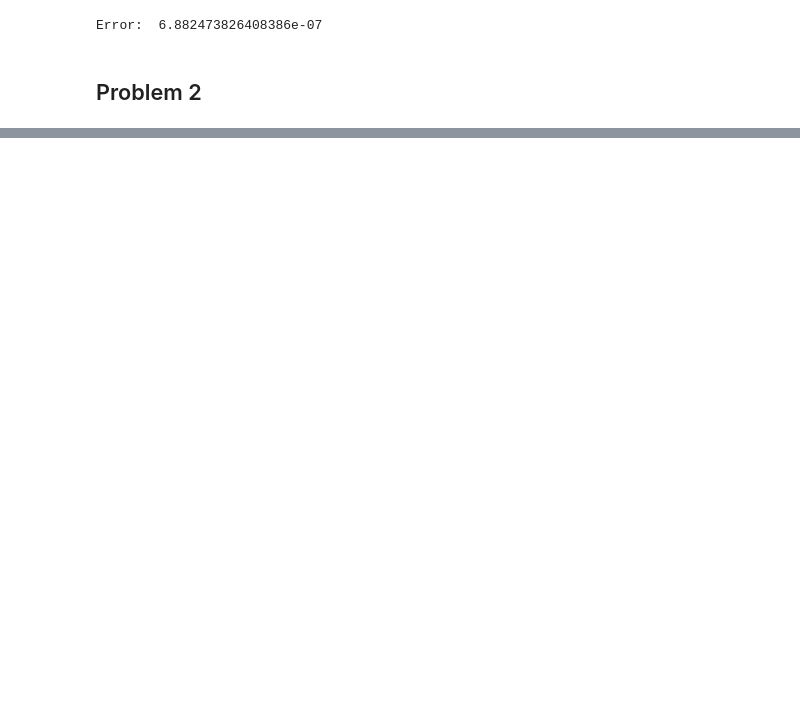
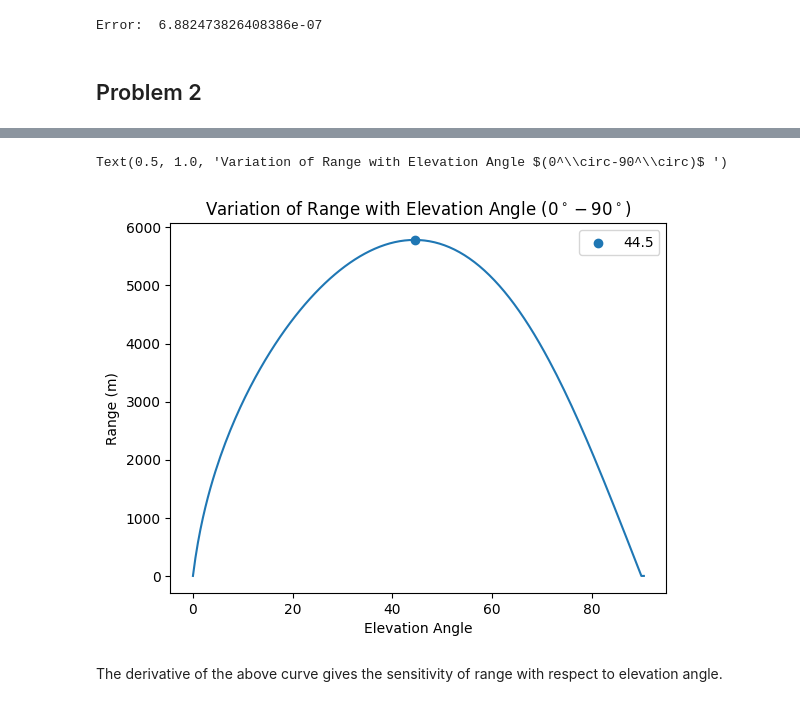
Before and after one commit to airwarriorg91/Modelling-Analysis-Lab, a Jupyter notebook: dynamics/Session 2.ipynb, the cells around one changed output, grey strips where cells are left out. Drawn from its saved outputs; the diff is of its cells as text; code cells hidden in the pictures; blank space fills up the shorter version.

```diff
--- a/dynamics/Session 2.ipynb
+++ b/dynamics/Session 2.ipynb
@@ -148,0 +192,43 @@ Error:  6.882473826408386e-07
+# %%
+#Initital Conditions
+u = 442.71888
+m = 40
+g = 9.8
+rho_s = 8000
+d = np.cbrt(6*m/np.pi/rho_s)
+s = np.pi*d*d/4
+
+def derive(t,u):
+    v = np.hypot(u[1],u[3])
+    prm = atm.atmParam(u[2],v) #Temp(h), Density(h) , Viscosity(h), Mach(h,v), logRe(h,v), Cd(h,v)
+    fd = 0.5*prm[1]*v*s*prm[5]
+    return [u[1], -fd*u[1]/m, u[3],  -g - (fd*u[3]/m), fd * v *v]
+t0, tf = 0, 100
+t_eval = np.linspace(0,100, 100000)
+
+
+def hit_ground(t,y):
+    return y[2]
+hit_ground.terminal = True
+hit_ground.direction = -1
+# %%
+thetaL = np.arange(0,91,0.5)
+Range = np.ones_like(thetaL)
+for x in range(thetaL.size):
+    theta = thetaL[x]*np.pi/180
+    sol0 = np.array([0, u*np.cos(theta),0, u*np.sin(theta), 0.5*m*u*u])
+    sol = sci.solve_ivp(derive, (t0, tf), sol0, t_eval = t_eval, dense_output=True, events=hit_ground)
+    Range[x] = np.max(sol.y[0])
+# %%
+plt.plot(thetaL, Range)
+thetamax = thetaL[np.where(Range==np.max(Range))]
+plt.scatter(thetamax, np.max(Range), label=str(thetamax[0]))
+plt.xlabel('Elevation Angle')
+plt.ylabel('Range (m)')
+plt.legend()
+plt.title(r"Variation of Range with Elevation Angle $(0^\circ-90^\circ)$ ")
+# %% [output]
+Text(0.5, 1.0, 'Variation of Range with Elevation Angle $(0^\\circ-90^\\circ)$ ')
+[figure, added]
+# %% [markdown]
+The derivative of the above curve gives the sensitivity of range with respect to elevation angle.
```
Also changed, not shown: parts of 8 cells of this notebook, 14 other files.
